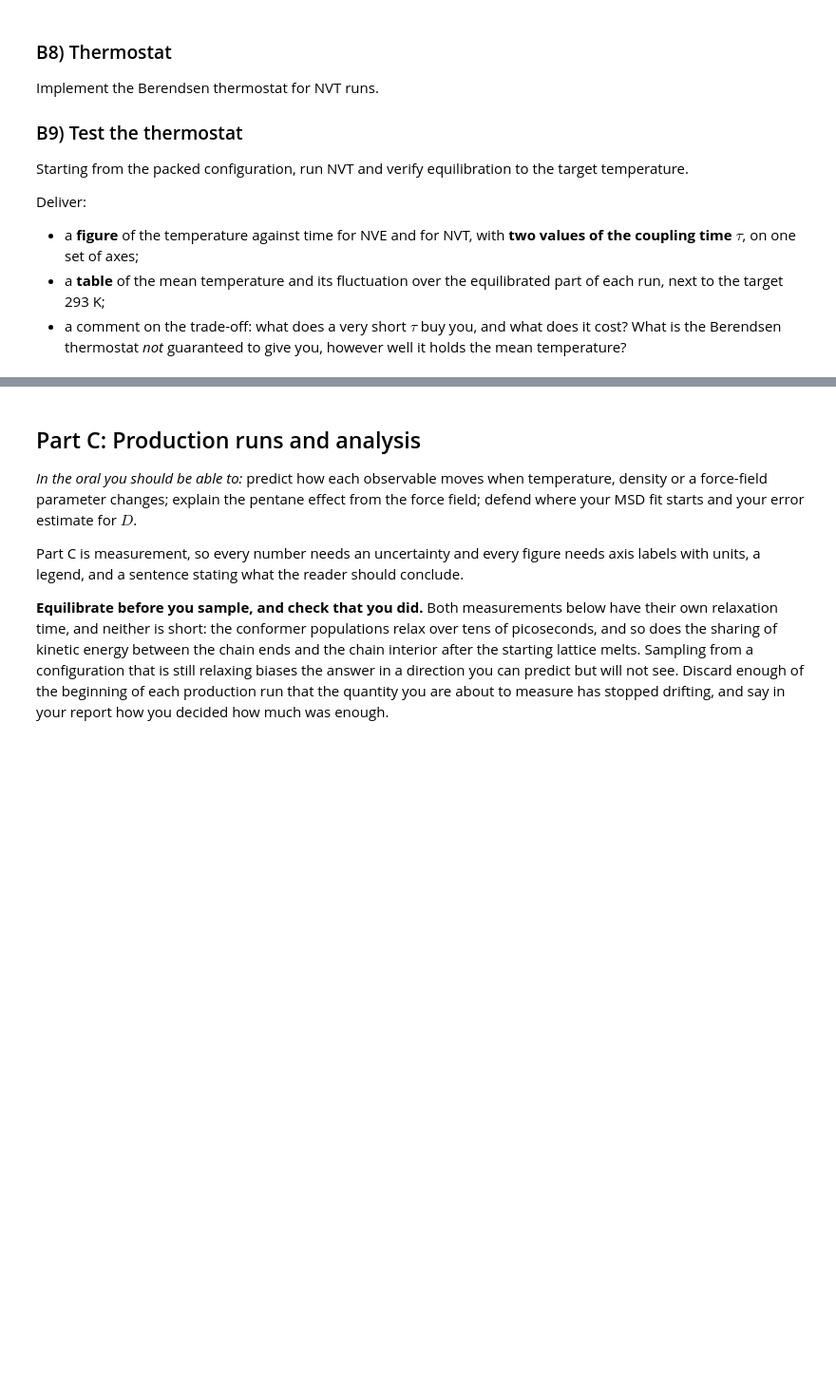
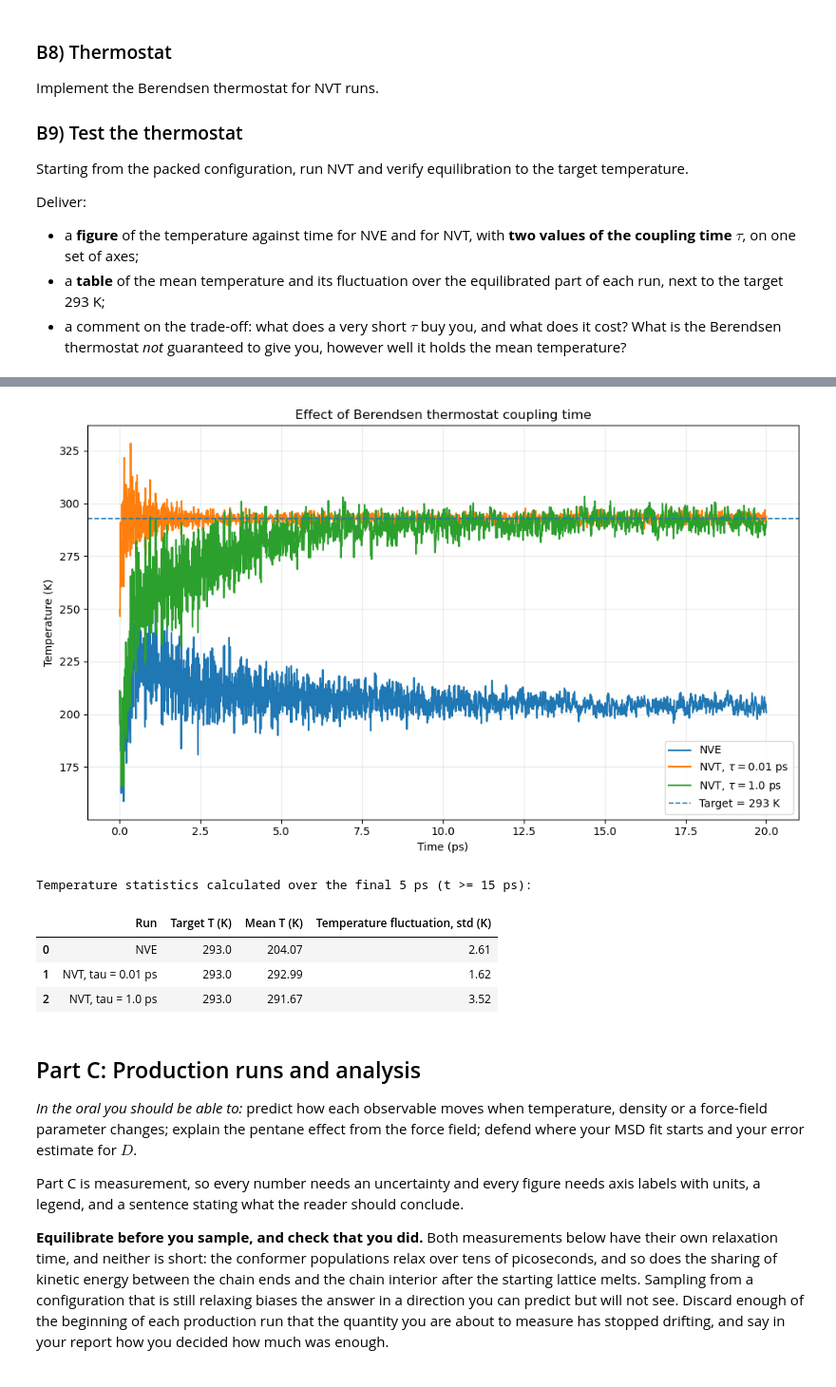
Before and after one commit to datomic117/Particle_based_simulations, a Jupyter notebook: Assignment_2/A2.ipynb, the cells around one changed output, grey strips where cells are left out. Shown at 95% size. Saved outputs shown, nothing was run; the diff lists cells and outputs as text; code cells hidden in the pictures; blank space fills up the shorter version.

```diff
--- a/Assignment_2/A2.ipynb
+++ b/Assignment_2/A2.ipynb
@@ -2671,3 +1478,54 @@ An important limitation of the Berendsen thermostat is that it is not guaranteed
+# %%
+# B9: Berendsen thermostat test (NVE versus NVT with two coupling times)
+
+# --- Load the three runs and convert time to ps --------------------------
+nve = load_csv("data/b7_nve.csv")
+nvt_fast = load_csv("data/b9_nvt_tau001.csv")
+nvt_slow = load_csv("data/b9_nvt_tau1.csv")
+
+nve["time_ps"] = nve["time"] * PS_PER_TIME_UNIT
+nvt_fast["time_ps"] = nvt_fast["time"] * PS_PER_TIME_UNIT
+nvt_slow["time_ps"] = nvt_slow["time"] * PS_PER_TIME_UNIT
+
+
+# --- Figure: temperature against time ------------------------------------
+plt.figure(figsize=(10, 6))
+plt.plot(nve["time_ps"], nve["T"], label="NVE")
+plt.plot(nvt_fast["time_ps"], nvt_fast["T"], label=r"NVT, $\tau = 0.01$ ps")
+plt.plot(nvt_slow["time_ps"], nvt_slow["T"], label=r"NVT, $\tau = 1.0$ ps")
+plt.axhline(T_TARGET, linestyle="--", linewidth=1.2, label="Target = 293 K")
+plt.xlabel("Time (ps)")
+plt.ylabel("Temperature (K)")
+plt.title("Effect of Berendsen thermostat coupling time")
+plt.legend()
+plt.grid(alpha=0.25)
+plt.tight_layout()
+plt.show()
+
+
+# --- Statistics over the final 5 ps of each run --------------------------
+EQUILIBRATED_FROM_PS = 15.0
+
+T_nve = nve.loc[nve["time_ps"] >= EQUILIBRATED_FROM_PS, "T"]
+T_fast = nvt_fast.loc[nvt_fast["time_ps"] >= EQUILIBRATED_FROM_PS, "T"]
+T_slow = nvt_slow.loc[nvt_slow["time_ps"] >= EQUILIBRATED_FROM_PS, "T"]
+
+results = pd.DataFrame({
+    "Run": ["NVE", "NVT, tau = 0.01 ps", "NVT, tau = 1.0 ps"],
+    "Target T (K)": [T_TARGET, T_TARGET, T_TARGET],
+    "Mean T (K)": [T_nve.mean(), T_fast.mean(), T_slow.mean()],
+    "Temperature fluctuation, std (K)": [T_nve.std(ddof=1), T_fast.std(ddof=1), T_slow.std(ddof=1)],
+}).round(2)
+
+print("Temperature statistics calculated over the final 5 ps (t >= 15 ps):")
+display(results)
+# %% [output]
+[figure, added]
+Temperature statistics calculated over the final 5 ps (t >= 15 ps):
+|  | Run | Target T (K) | Mean T (K) | Temperature fluctuation, std (K) |
+| 0 | NVE | 293.0 | 204.07 | 2.61 |
+| 1 | NVT, tau = 0.01 ps | 293.0 | 292.99 | 1.62 |
+| 2 | NVT, tau = 1.0 ps | 293.0 | 291.67 | 3.52 |
 # %% [markdown]
 ## Part C: Production runs and analysis
 
```
Also changed, not shown: parts of 38 cells of this notebook, 1 other file.
